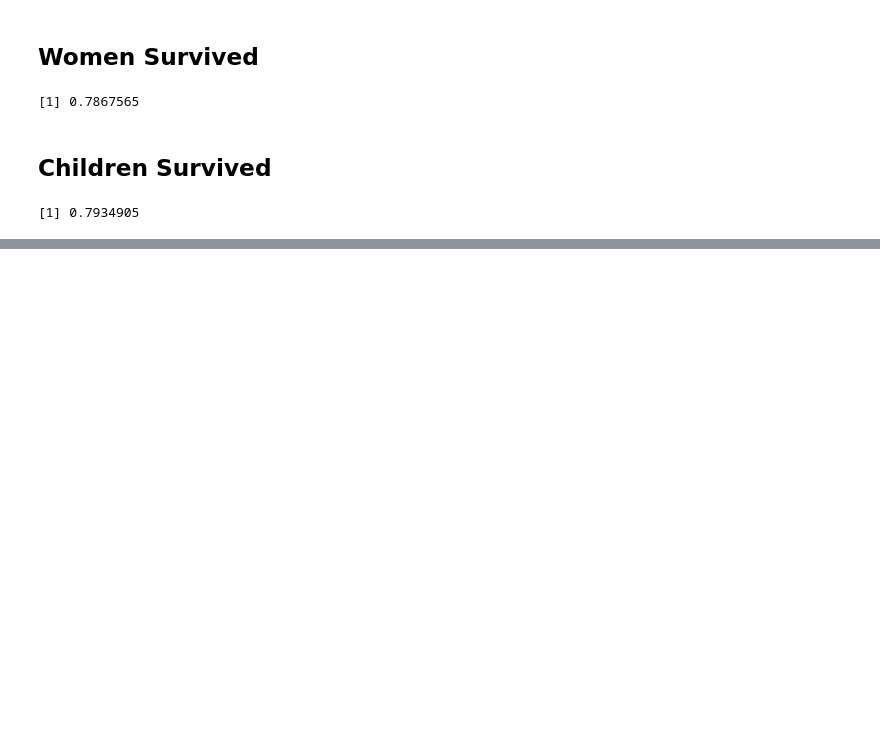
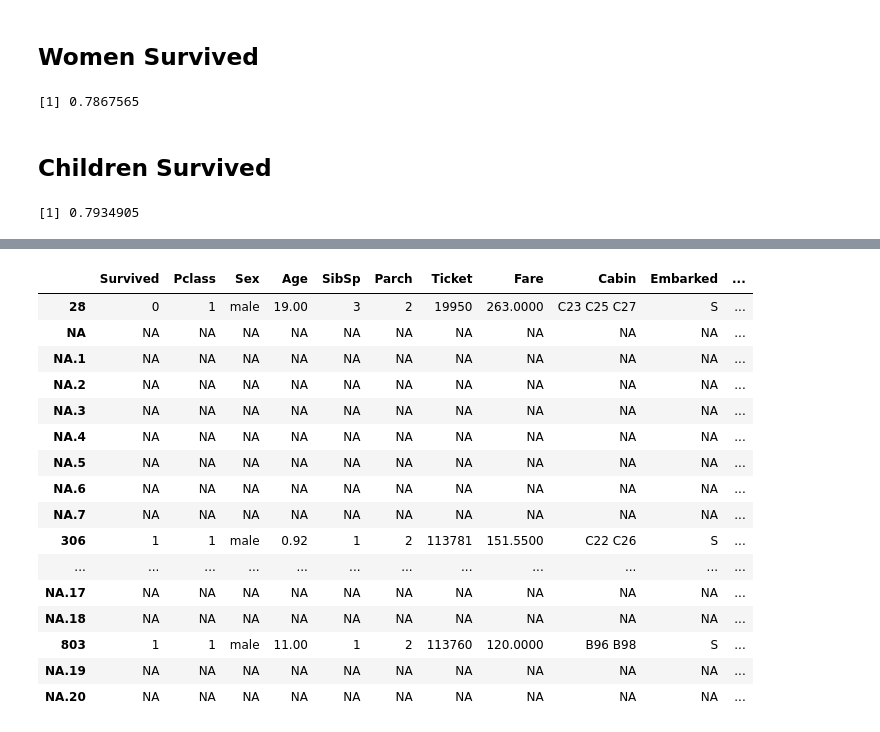
Before and after one commit to neeshu89/UCLA_CSX_450_2_2018_W, a Jupyter notebook: 01-women_and_children_first/02-model_1-women_and_children_first.ipynb.ipynb, the cells around one changed output, grey strips where cells are left out. Drawn from its saved outputs; the diff is of its cells as text; code cells hidden in the pictures; blank space fills up the shorter version.

```diff
--- a/01-women_and_children_first/02-model_1-women_and_children_first.ipynb.ipynb
+++ b/01-women_and_children_first/02-model_1-women_and_children_first.ipynb.ipynb
@@ -102,0 +134,2 @@ accuracy(titanic$Survived, women_and_children_survived)
+# %%
+titanic$genderclass <- paste(titanic$Sex,titanic$Pclass)
@@ -102,0 +210,20 @@ accuracy(titanic$Survived, women_and_children_survived)
+# %%
+titanic[titanic$genderclass == 'male 1' & titanic$Age < 20,]
+# %% [output]
+|  | Survived | Pclass | Sex | Age | SibSp | Parch | Ticket | Fare | Cabin | Embarked | ... |
+| 28 | 0 | 1 | male | 19.00 | 3 | 2 | 19950 | 263.0000 | C23 C25 C27 | S | ... |
+| NA | NA | NA | NA | NA | NA | NA | NA | NA | NA | NA | ... |
+| NA.1 | NA | NA | NA | NA | NA | NA | NA | NA | NA | NA | ... |
+| NA.2 | NA | NA | NA | NA | NA | NA | NA | NA | NA | NA | ... |
+| NA.3 | NA | NA | NA | NA | NA | NA | NA | NA | NA | NA | ... |
+| NA.4 | NA | NA | NA | NA | NA | NA | NA | NA | NA | NA | ... |
+| NA.5 | NA | NA | NA | NA | NA | NA | NA | NA | NA | NA | ... |
+| NA.6 | NA | NA | NA | NA | NA | NA | NA | NA | NA | NA | ... |
+| NA.7 | NA | NA | NA | NA | NA | NA | NA | NA | NA | NA | ... |
+| 306 | 1 | 1 | male | 0.92 | 1 | 2 | 113781 | 151.5500 | C22 C26 | S | ... |
+| ... | ... | ... | ... | ... | ... | ... | ... | ... | ... | ... | ... |
+| NA.17 | NA | NA | NA | NA | NA | NA | NA | NA | NA | NA | ... |
+| NA.18 | NA | NA | NA | NA | NA | NA | NA | NA | NA | NA | ... |
+| 803 | 1 | 1 | male | 11.00 | 1 | 2 | 113760 | 120.0000 | B96 B98 | S | ... |
+| NA.19 | NA | NA | NA | NA | NA | NA | NA | NA | NA | NA | ... |
+| NA.20 | NA | NA | NA | NA | NA | NA | NA | NA | NA | NA | ... |
```
Also changed, not shown: parts of 16 cells of this notebook, 2 other files.
